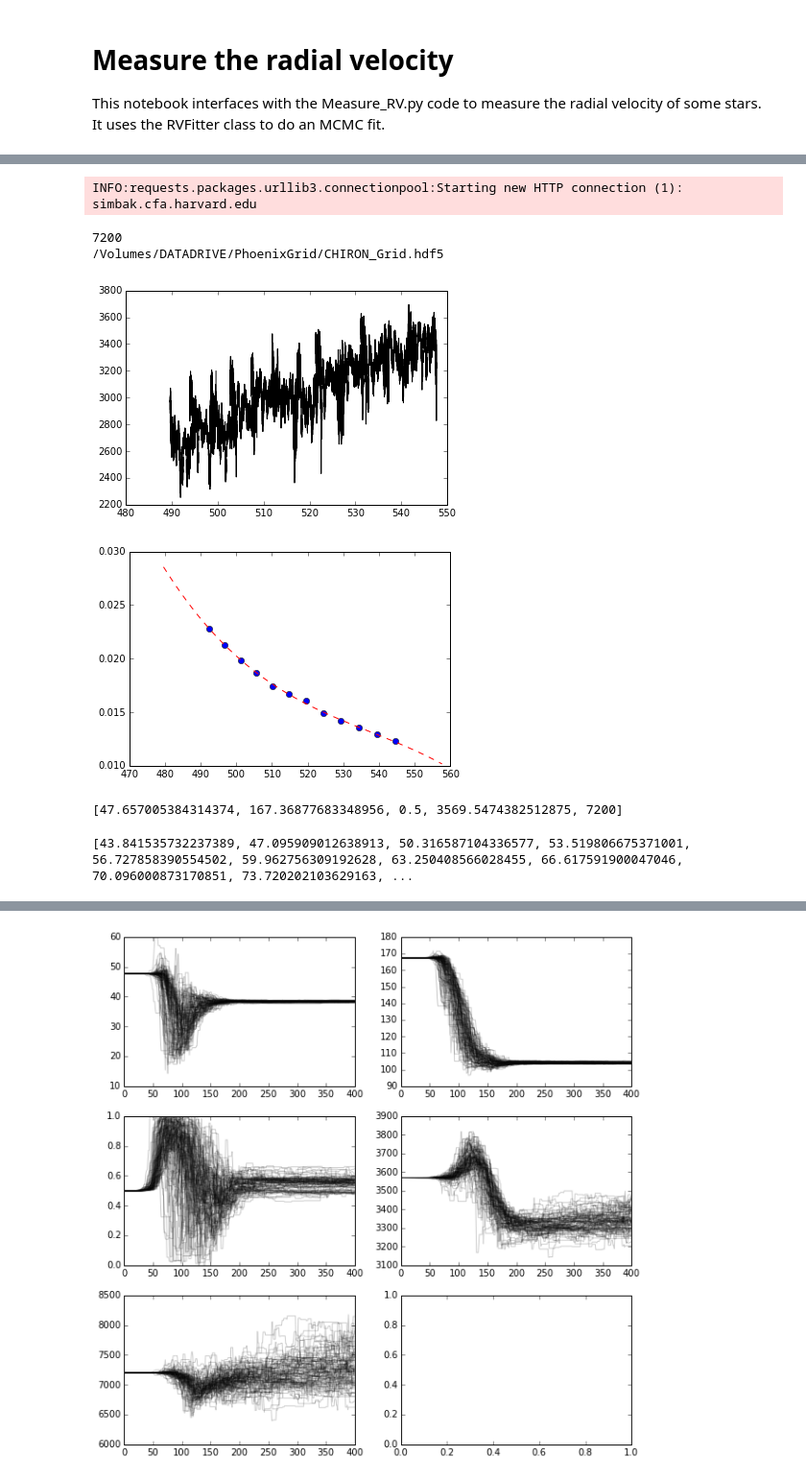
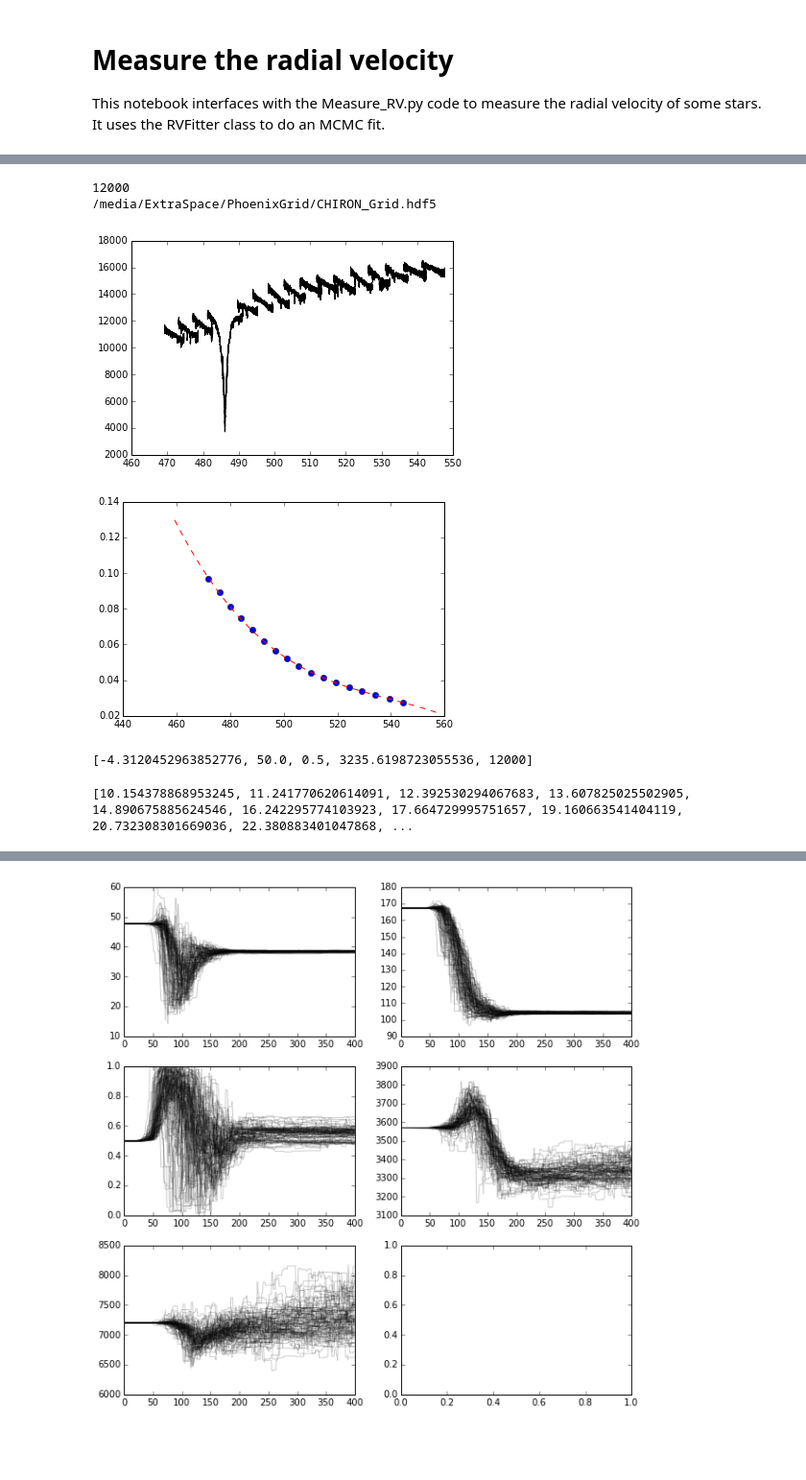
Before and after one commit to kgullikson88/Chiron-Scripts, a Jupyter notebook: MeasureRV.ipynb, the cells around one changed output, grey strips where cells are left out. Shown at 96% size. Saved outputs shown, nothing was run; the diff lists cells and outputs as text; code cells hidden in the pictures; blank space fills up the shorter version.

```diff
--- a/MeasureRV.ipynb
+++ b/MeasureRV.ipynb
@@ -22,24 +27,50 @@ rv/:
+# %%
+MT = Mamajek_Table.MamajekTable()
+MS = SpectralTypeRelations.MainSequence()
+sptnum2teff = MT.get_interpolator('SpTNum', 'Teff')
+
+def make_fitter(fname, Teff=None, logg=4.0, feh=0.0):
+    orders = HelperFunctions.ReadExtensionFits(fname)
+
+    if Teff is None:
+        header = fits.getheader(fname)
+        starname = header['OBJECT']
+        SpT = StarData.GetData(starname).spectype
+        Teff = sptnum2teff(MS.SpT_To_Number(SpT))
+
+    # make sure Teff is in the grid
+    hdf5_int = Fitters.StellarModel.HDF5Interface(hdf5_filename)
+    grid_teffs = np.unique([d['temp'] for d in hdf5_int.list_grid_points])
+    if Teff > max(grid_teffs):
+        Teff = max(grid_teffs)
+    #idx = np.argmin((grid_teffs - Teff)**2)
+    #Teff = grid_teffs[idx]
+    print(Teff)
+
+
+    print(hdf5_filename)
+    fitter = Fitters.RVFitter(orders[3:20], model_library=hdf5_filename, T=Teff, logg=logg, feh=feh)
+    return fitter
 # %%
-reload(Measure_RV)
-fitter = Measure_RV.make_fitter('Adam_Data/20140208/HIP_69475.fits')
+#reload(Measure_RV)
+fitter = make_fitter('Adam_Data/20140210/HIP_53701.fits', logg=4.0)
 for xi, yi in zip(fitter.x, fitter.y):
     plt.plot(xi, yi, 'k-')
 # %% [output]
-INFO:requests.packages.urllib3.connectionpool:Starting new HTTP connection (1): simbak.cfa.harvard.edu
+12000
+/media/ExtraSpace/PhoenixGrid/CHIRON_Grid.hdf5
-7200
-/Volumes/DATADRIVE/PhoenixGrid/CHIRON_Grid.hdf5
-[figure, old version]
+[figure, new version]
 # %%
 initial_pars = fitter.guess_fit_parameters()
 #initial_pars = np.array([-7., 18., 0., 3220., 11850.])
 print(initial_pars)
 # %% [output]
-[figure, old version]
+[figure, new version]
-[47.657005384314374, 167.36877683348956, 0.5, 3569.5474382512875, 7200]
+[-4.3120452963852776, 50.0, 0.5, 3235.6198723055536, 12000]
 # %%
 model_orders = fitter.model(initial_pars, fitter.x)
 scale_factor = fitter._fit_factor(fitter.x, model_orders, fitter.y)
 print(scale_factor)
 #%prun fitter._fit_factor(fitter.x, model_orders, fitter.y)
 # %% [output]
-[43.841535732237389, 47.095909012638913, 50.316587104336577, 53.519806675371001, 56.727858390554502, 59.962756309192628, 63.250408566028455, 66.617591900047046, 70.096000873170851, 73.720202103629163, ...
+[10.154378868953245, 11.241770620614091, 12.392530294067683, 13.607825025502905, 14.890675885624546, 16.242295774103923, 17.664729995751657, 19.160663541404119, 20.732308301669036, 22.380883401047868, ...
```
Also changed, not shown: parts of 10 cells of this notebook.
